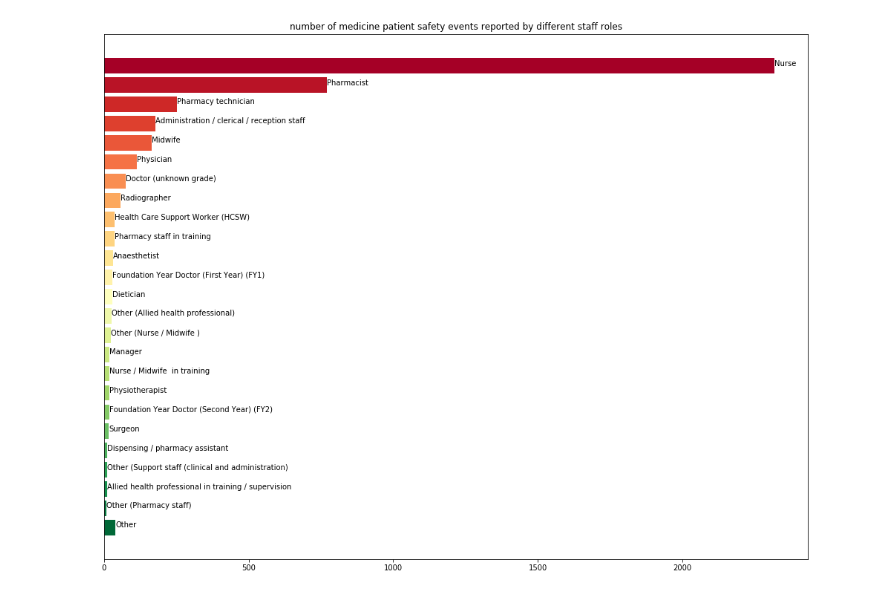
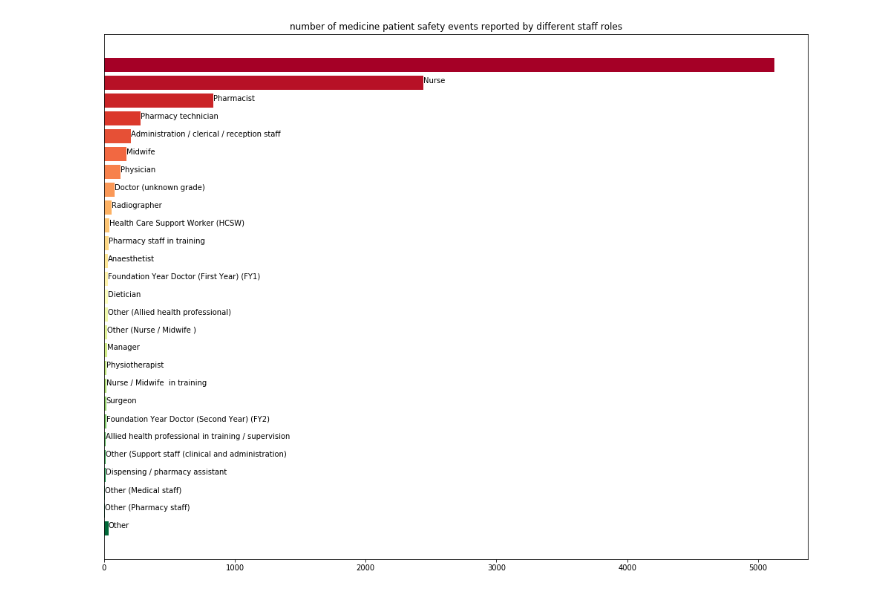
Before and after one commit to meevans1/PortsmouthHospitalTrust, a Jupyter notebook: patient_safety/reported_by.ipynb, the cells around one changed output. Drawn from its saved outputs; the diff is of its cells as text; code cells hidden in the pictures.

```diff
--- a/patient_safety/reported_by.ipynb
+++ b/patient_safety/reported_by.ipynb
@@ -76,19 +86,19 @@ ValueError: Given lines do not intersect. Please verify that the angles are not
 # %%
 reportedby_counts = df['inc_reportedby'].value_counts()
-reportedby_counts = reportedby_counts.drop('',axis=0)
+#reportedby_counts = reportedby_counts.drop('',axis=0)
 thresh = reportedby_counts[reportedby_counts.index == 'Other'].values[0] + 1
 reportedby_counts = reportedby_counts.append(pd.Series(reportedby_counts[reportedby_counts.values < thresh].sum(),index=['Other']))
 reportedby_counts = reportedby_counts[reportedby_counts.values >= thresh]
 plt.figure(figsize=(17,13))
 cm = plt.get_cmap('RdYlGn')
 cm_subsection = np.linspace(0, 1, len(reportedby_counts.values))
 x_range = range(0,len(reportedby_counts.values))
 colors = [cm(x) for x in cm_subsection]
 reportedby_list = list(reportedby_counts.index)
 for i in x_range:
     plt.barh(reportedby_list[-(i+1)],reportedby_counts.values[-(i+1)],color=colors[-(i+1)])
     plt.text(reportedby_counts.values[-(i+1)],i,reportedby_list[-(i+1)])
 plt.yticks([])
 plt.title("number of medicine patient safety events reported by different staff roles");
 # %% [output]
-[figure, old version]
+[figure, new version]
```
Also changed, not shown: parts of 2 cells of this notebook, 6 other files.
